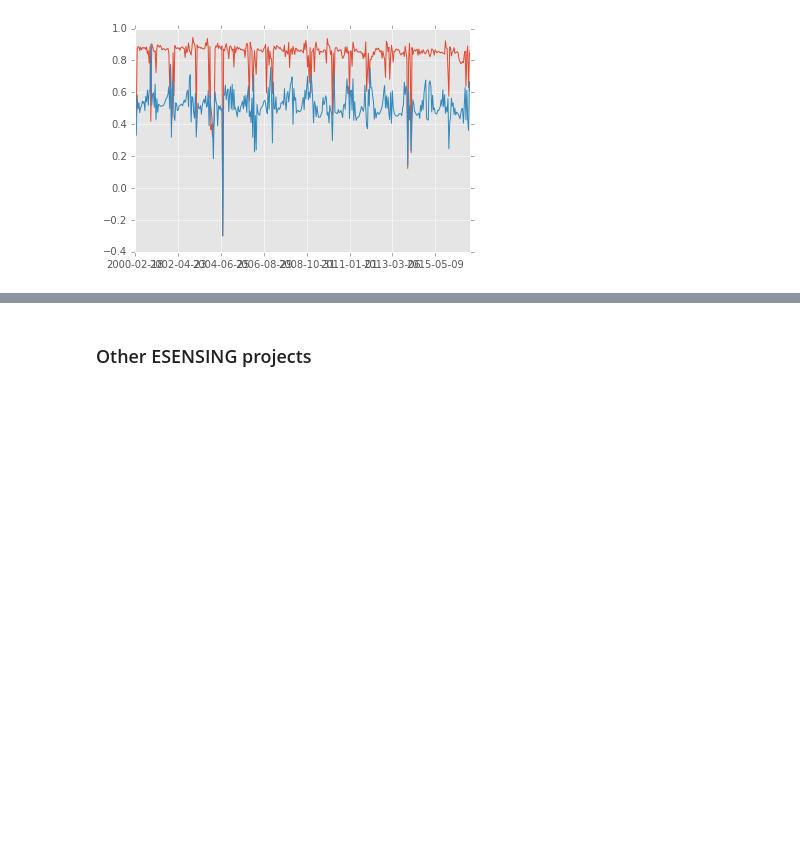
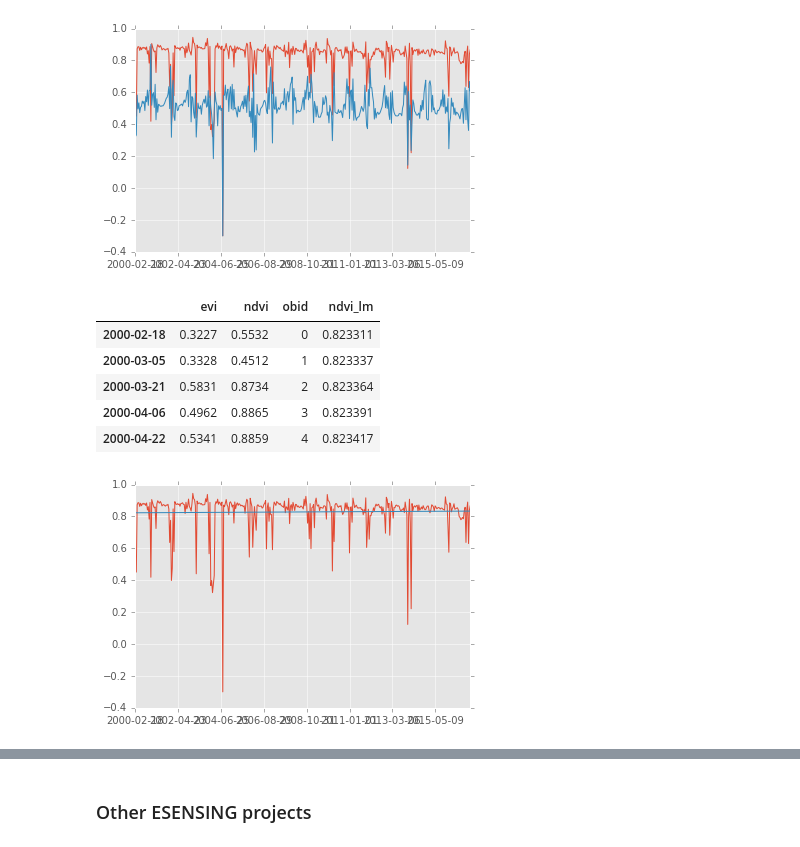
Before and after one commit to rolfsimoes/wgiss-py-webinar, a Jupyter notebook: WGISS_Tech_Webinar.ipynb, the cells around one changed output, grey strips where cells are left out. Cells and saved outputs as stored; diff of their text form; code cells hidden in the pictures; blank space fills up the shorter version.

```diff
--- a/WGISS_Tech_Webinar.ipynb
+++ b/WGISS_Tech_Webinar.ipynb
@@ -110,0 +109,16 @@ evi.plot()
+# %%
+# Fit a line
+slope, intercept, r_value, p_value, std_err = stats.linregress(x = range(len(vidf['ndvi'].values)), y = vidf['ndvi'].values)
+vidf['ndvi_lm'] = vidf['obid'] * slope + intercept
+
+vidf['ndvi'].plot()
+vidf['ndvi_lm'].plot()
+vidf[0:5]
+# %% [output]
+|  | evi | ndvi | obid | ndvi_lm |
+| 2000-02-18 | 0.3227 | 0.5532 | 0 | 0.823311 |
+| 2000-03-05 | 0.3328 | 0.4512 | 1 | 0.823337 |
+| 2000-03-21 | 0.5831 | 0.8734 | 2 | 0.823364 |
+| 2000-04-06 | 0.4962 | 0.8865 | 3 | 0.823391 |
+| 2000-04-22 | 0.5341 | 0.8859 | 4 | 0.823417 |
+[figure, added]
```
Also changed, not shown: parts of 10 cells of this notebook.
